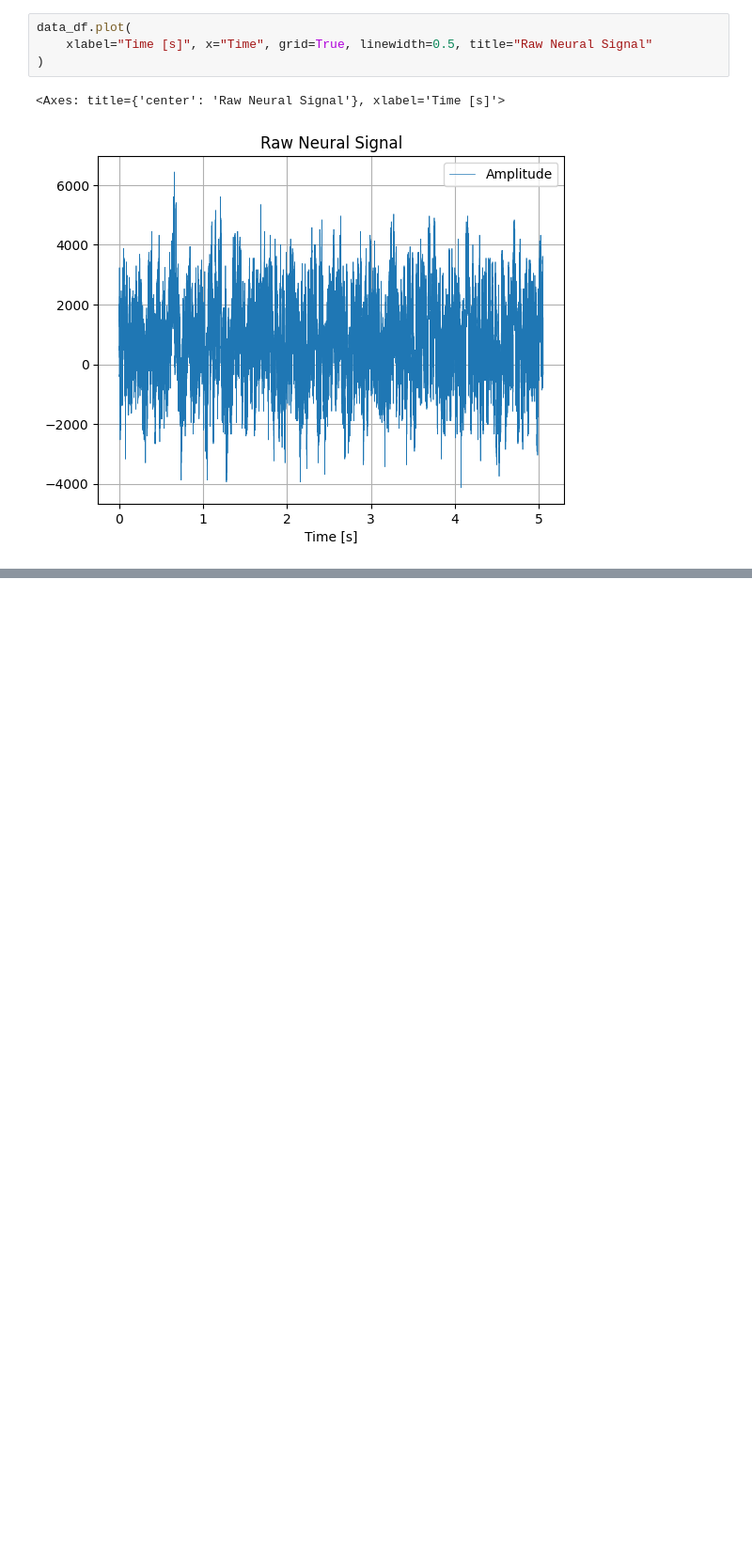
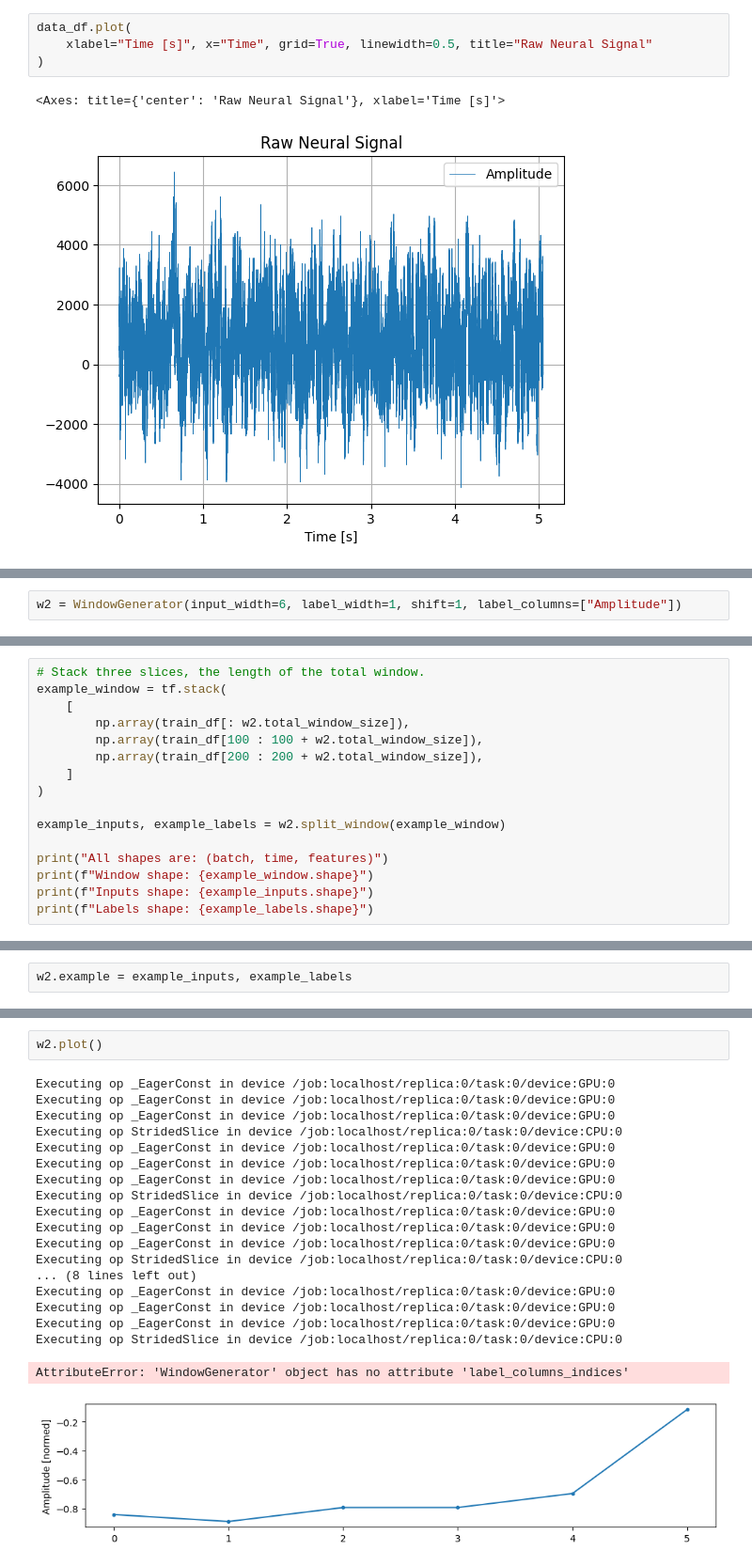
Before and after one commit to efwoods/Neuralink-Compression-Challenge, a Jupyter notebook: analysis/tutorials/neuralink_time_series_forecasting.ipynb, the cells around one changed output, grey strips where cells are left out. Shown at 94% size. Drawn from its saved outputs; the diff is of its cells as text; blank space fills up the shorter version.

```diff
--- a/analysis/tutorials/neuralink_time_series_forecasting.ipynb
+++ b/analysis/tutorials/neuralink_time_series_forecasting.ipynb
@@ -79,0 +133,2 @@ class WindowGenerator:
+# %%
+w2 = WindowGenerator(input_width=6, label_width=1, shift=1, label_columns=["Amplitude"])
@@ -79,0 +153,16 @@ class WindowGenerator:
+# %%
+# Stack three slices, the length of the total window.
+example_window = tf.stack(
+    [
+        np.array(train_df[: w2.total_window_size]),
+        np.array(train_df[100 : 100 + w2.total_window_size]),
+        np.array(train_df[200 : 200 + w2.total_window_size]),
+    ]
+)
+
+example_inputs, example_labels = w2.split_window(example_window)
+
+print("All shapes are: (batch, time, features)")
+print(f"Window shape: {example_window.shape}")
+print(f"Inputs shape: {example_inputs.shape}")
+print(f"Labels shape: {example_labels.shape}")
@@ -79,0 +204,2 @@ class WindowGenerator:
+# %%
+w2.example = example_inputs, example_labels
@@ -79,0 +258,22 @@ class WindowGenerator:
+# %%
+w2.plot()
+# %% [output]
+Executing op _EagerConst in device /job:localhost/replica:0/task:0/device:GPU:0
+Executing op _EagerConst in device /job:localhost/replica:0/task:0/device:GPU:0
+Executing op _EagerConst in device /job:localhost/replica:0/task:0/device:GPU:0
+Executing op StridedSlice in device /job:localhost/replica:0/task:0/device:CPU:0
+Executing op _EagerConst in device /job:localhost/replica:0/task:0/device:GPU:0
+Executing op _EagerConst in device /job:localhost/replica:0/task:0/device:GPU:0
+Executing op _EagerConst in device /job:localhost/replica:0/task:0/device:GPU:0
+Executing op StridedSlice in device /job:localhost/replica:0/task:0/device:CPU:0
+Executing op _EagerConst in device /job:localhost/replica:0/task:0/device:GPU:0
+Executing op _EagerConst in device /job:localhost/replica:0/task:0/device:GPU:0
+Executing op _EagerConst in device /job:localhost/replica:0/task:0/device:GPU:0
+Executing op StridedSlice in device /job:localhost/replica:0/task:0/device:CPU:0
+... (8 lines left out)
+Executing op _EagerConst in device /job:localhost/replica:0/task:0/device:GPU:0
+Executing op _EagerConst in device /job:localhost/replica:0/task:0/device:GPU:0
+Executing op _EagerConst in device /job:localhost/replica:0/task:0/device:GPU:0
+Executing op StridedSlice in device /job:localhost/replica:0/task:0/device:CPU:0
+AttributeError: 'WindowGenerator' object has no attribute 'label_columns_indices'
+[figure, added]
```
Also changed, not shown: parts of 14 cells of this notebook.
